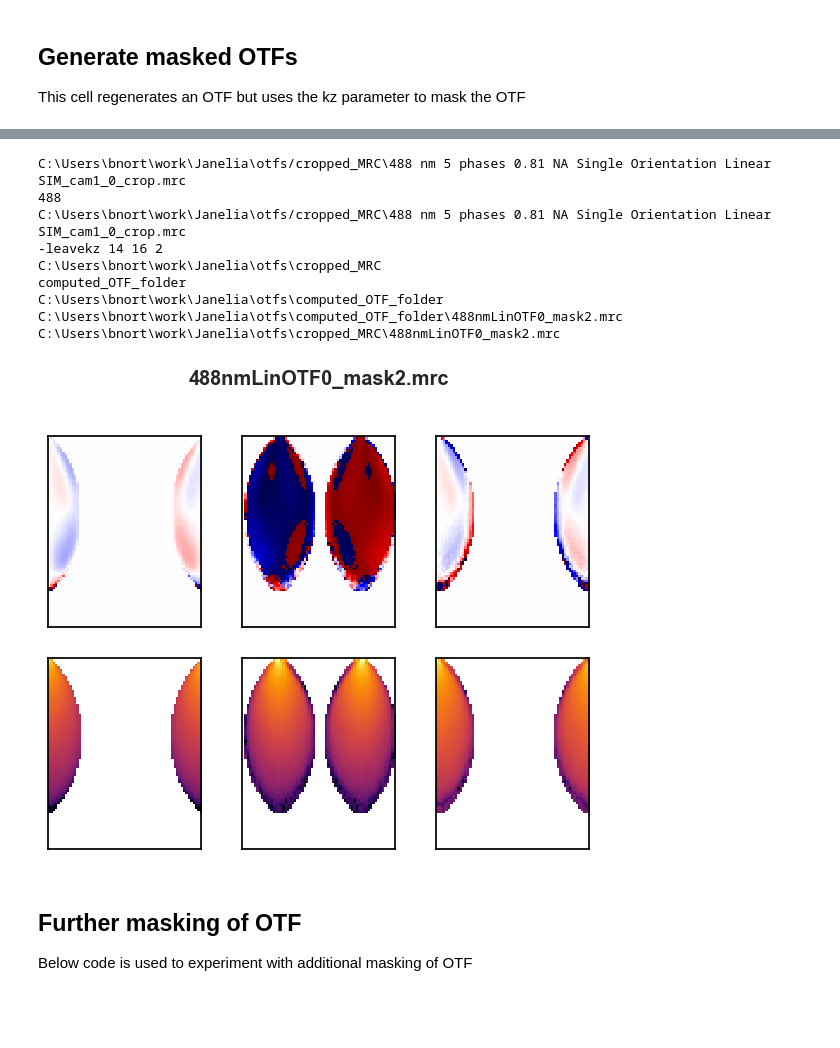
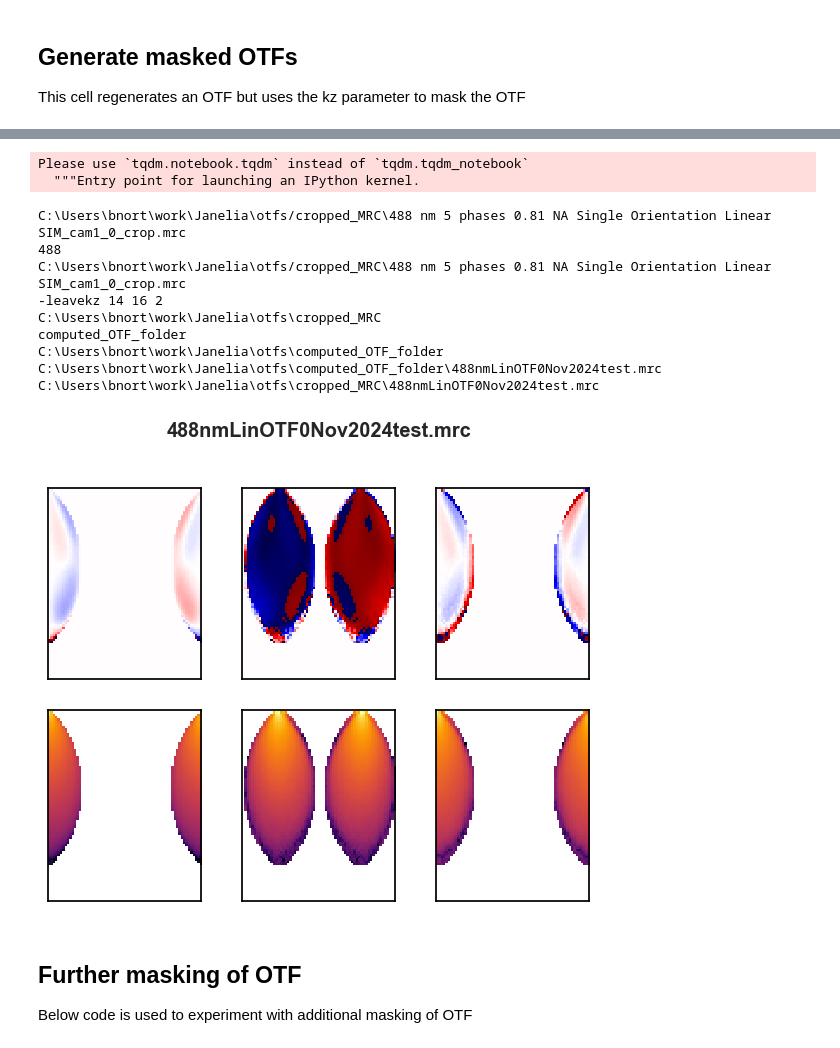
Before and after one commit to True-North-Intelligent-Algorithms/simrecon, a Jupyter notebook: notebooks/OTF generation template.ipynb, the cells around one changed output, grey strips where cells are left out. Cells and saved outputs as stored; diff of their text form; code cells hidden in the pictures; blank space fills up the shorter version.

Commit message:
A bit more cleanup of OTF generation notebook

```diff
--- a/notebooks/OTF generation template.ipynb
+++ b/notebooks/OTF generation template.ipynb
@@ -177,8 +177,8 @@ for path in sorted(glob.iglob(home + "/*_0*.mrc", recursive=True)):
             s.set_color("k")
     '''
     # USER INPUT ! ! ! !
-    rectangle_x_left_co_ordinate = 52  # USER Input this value using FIJI rectangle specify to set X value
-    rectangle_Y_TOP_co_ordinate = 89   # USER Input this value using FIJI rectangle specify to set Y value
+    rectangle_x_left_co_ordinate = 32  # USER Input this value using FIJI rectangle specify to set X value
+    rectangle_Y_TOP_co_ordinate = 49   # USER Input this value using FIJI rectangle specify to set Y value
     #rectangle_Y_TOP_co_ordinate = 95 -  rectangle_Y_TOP_co_ordinate  # PYTHON ROI OFFSET, DON'T EDIT!
 
 
@@ -243,9 +244,12 @@ For each bead generate an OTF
 for i, path in enumerate(tqdm.tqdm_notebook(sorted(glob.iglob(home + r"/cropped_MRC/*_crop*.mrc")))):
 
     head, tail = os.path.split(os.path.abspath(path))
-    print(head)
-    print(tail)
+
+    # print head just to verify it is correct (head is the folder where the bead .mrc images are)
+    print('head:',head)
+    # print tail just to verify it is correct (tail is the name of the mrc file)
+    print('tail:', tail)
 #     if os.path.exists(head + ".mrc"):
 #         continue
-    process_otf(path)
+    process_otf(path, exp='Nov2024test2')
 # %% [output]
@@ -315,7 +319,8 @@ for i, path in enumerate(tqdm.tqdm_notebook(sorted(glob.iglob(home + "/cropped_M
 #
     #display_otf(process_otf(path, exp='_nomask'))
     #display_otf(process_otf(path, (14, 16, 2), '_mask'))
-    display_otf(process_otf(path, (14,16,2), '_mask2'))
+    #display_otf(process_otf(path, (14,16,2), '_mask2'))
+    display_otf(process_otf(path, (14,16,2), 'Nov2024test'))
     #display_otf(process_otf(path, (8, 22, 0)))
     #test=display_otf(process_otf(path))
 # %% [output]
@@ -323,13 +327,15 @@ for i, path in enumerate(tqdm.tqdm_notebook(sorted(glob.iglob(home + "/cropped_M
-C:\Users\bnort\work\Janelia\otfs/cropped_MRC\488 nm 5 phases 0.81 NA Single Orientation Linear SIM_cam1_0_crop.mrc
-488
-C:\Users\bnort\work\Janelia\otfs/cropped_MRC\488 nm 5 phases 0.81 NA Single Orientation Linear SIM_cam1_0_crop.mrc
--leavekz 14 16 2
-C:\Users\bnort\work\Janelia\otfs\cropped_MRC
-computed_OTF_folder
-C:\Users\bnort\work\Janelia\otfs\computed_OTF_folder
-C:\Users\bnort\work\Janelia\otfs\computed_OTF_folder\488nmLinOTF0_mask2.mrc
-C:\Users\bnort\work\Janelia\otfs\cropped_MRC\488nmLinOTF0_mask2.mrc
+Please use `tqdm.notebook.tqdm` instead of `tqdm.tqdm_notebook`
+  """Entry point for launching an IPython kernel.
+C:\Users\bnort\work\Janelia\otfs/cropped_MRC\488 nm 5 phases 0.81 NA Single Orientation Linear SIM_cam1_0_crop.mrc
+488
+C:\Users\bnort\work\Janelia\otfs/cropped_MRC\488 nm 5 phases 0.81 NA Single Orientation Linear SIM_cam1_0_crop.mrc
+-leavekz 14 16 2
+C:\Users\bnort\work\Janelia\otfs\cropped_MRC
+computed_OTF_folder
+C:\Users\bnort\work\Janelia\otfs\computed_OTF_folder
+C:\Users\bnort\work\Janelia\otfs\computed_OTF_folder\488nmLinOTF0Nov2024test.mrc
+C:\Users\bnort\work\Janelia\otfs\cropped_MRC\488nmLinOTF0Nov2024test.mrc
-[figure, old version]
+[figure, new version]
 # %% [markdown]
 ## Further masking of OTF
 
```
Also changed, not shown: parts of 6 cells of this notebook.
